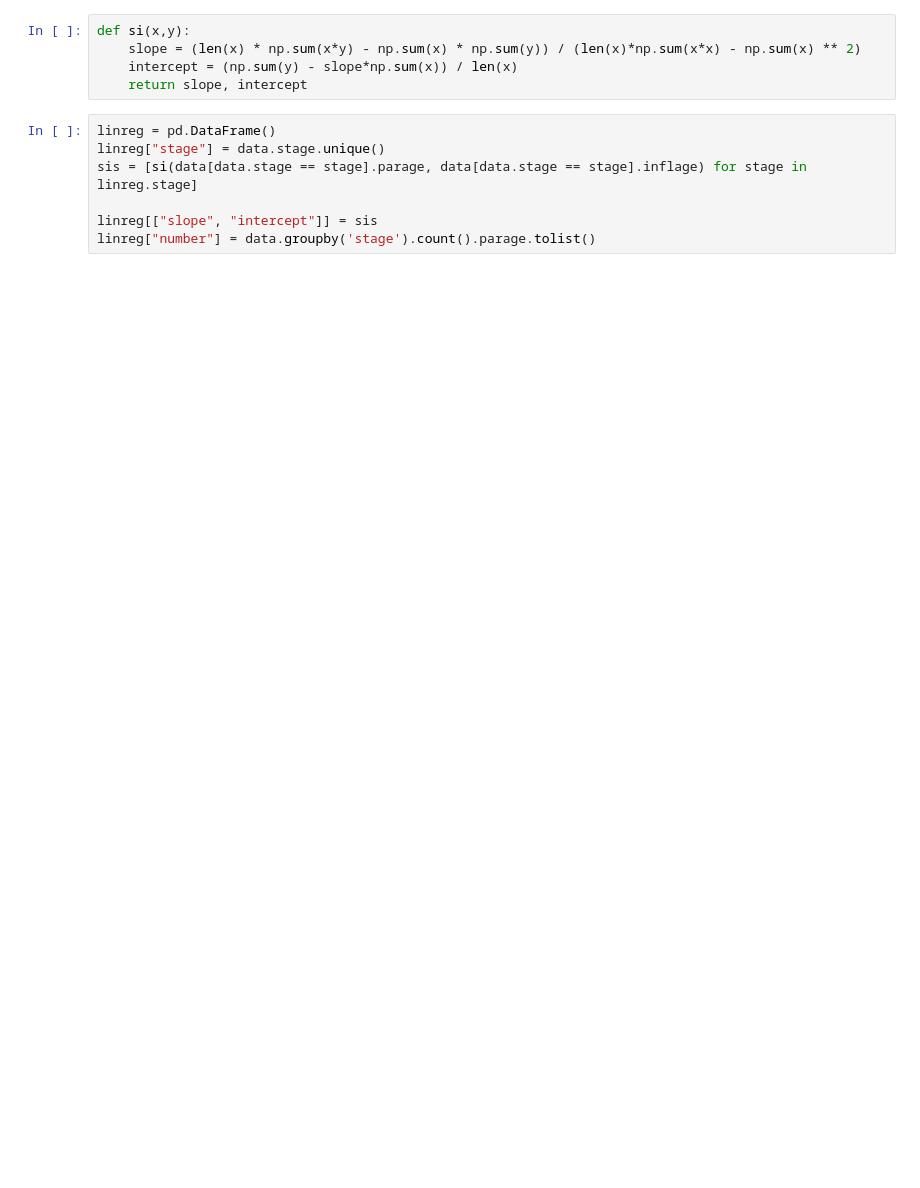
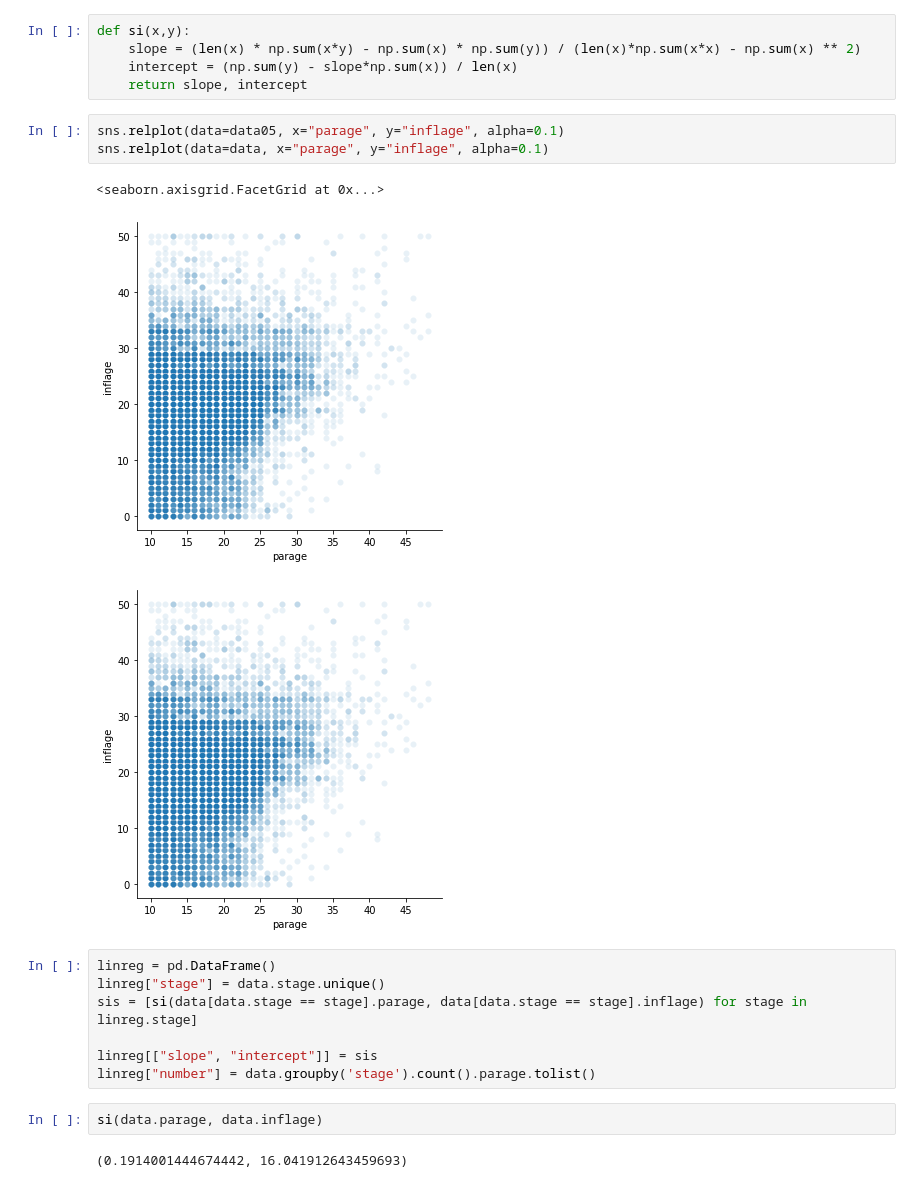
Before and after one commit to valenzano-lab/aegis, a Jupyter notebook: ipynb/inverse_lansing.ipynb, the cells around one changed output. Cells and saved outputs as stored; diff of their text form; blank space fills up the shorter version.

```diff
--- a/ipynb/inverse_lansing.ipynb
+++ b/ipynb/inverse_lansing.ipynb
@@ -52,6 +35,13 @@ def si(x,y):
     slope = (len(x) * np.sum(x*y) - np.sum(x) * np.sum(y)) / (len(x)*np.sum(x*x) - np.sum(x) ** 2)
     intercept = (np.sum(y) - slope*np.sum(x)) / len(x)
     return slope, intercept
+# %%
+sns.relplot(data=data05, x="parage", y="inflage", alpha=0.1)
+sns.relplot(data=data, x="parage", y="inflage", alpha=0.1)
+# %% [output]
+<seaborn.axisgrid.FacetGrid at 0x...>
+[figure, added]
+[figure, added]
 # %%
 linreg = pd.DataFrame()
 linreg["stage"] = data.stage.unique()
@@ -59,3 +49,7 @@ sis = [si(data[data.stage == stage].parage, data[data.stage == stage].inflage) f
 
 linreg[["slope", "intercept"]] = sis
 linreg["number"] = data.groupby('stage').count().parage.tolist()
+# %%
+si(data.parage, data.inflage)
+# %% [output]
+(0.1914001444674442, 16.041912643459693)
```
Also changed, not shown: parts of 26 cells of this notebook, 1 other file.
